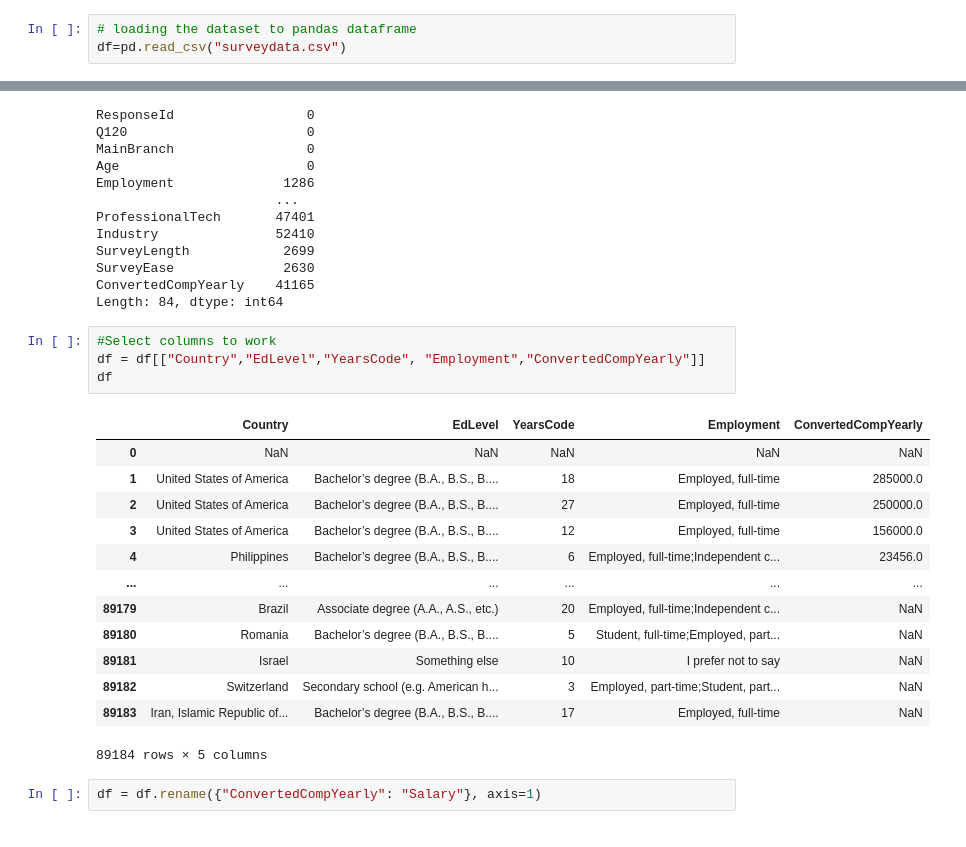
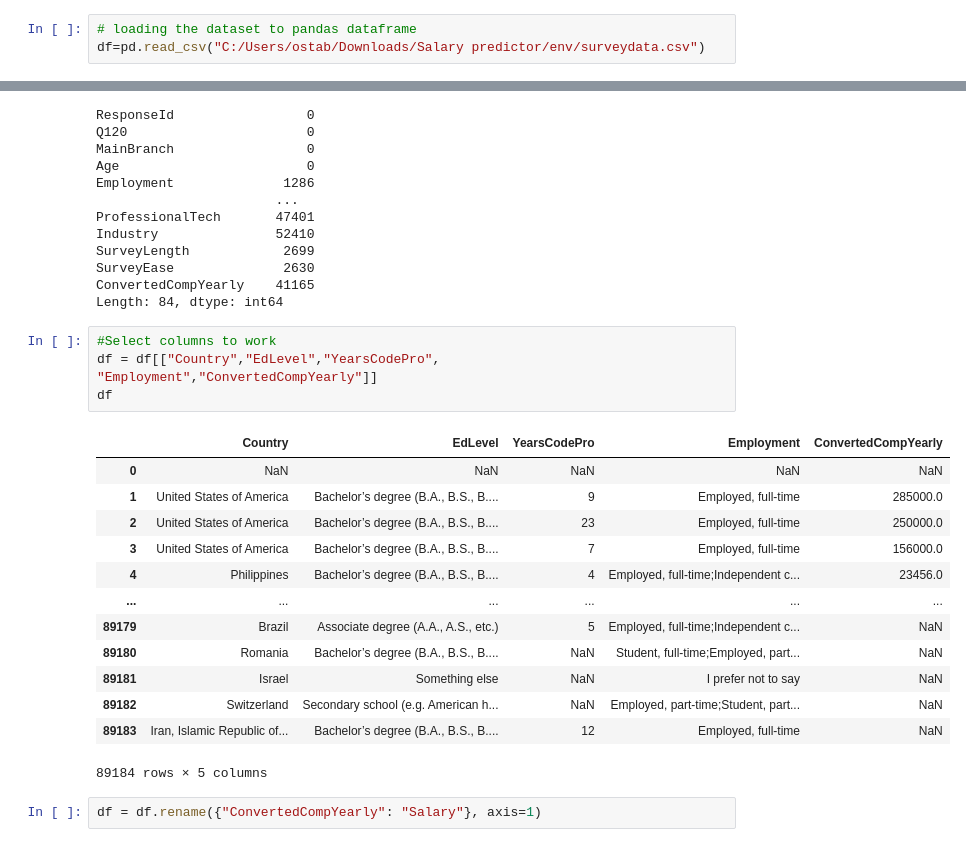
Before and after one commit to Bautistao2/Salary-Predictor-APP, a Jupyter notebook: Salary predictor.ipynb, the cells around one changed output, grey strips where cells are left out. Saved outputs shown, nothing was run; the diff lists cells and outputs as text.

```diff
--- a/Salary predictor.ipynb
+++ b/Salary predictor.ipynb
@@ -8,7 +8,7 @@ import matplotlib.ticker as ticker
 import plotly.express as px
 # %%
 # loading the dataset to pandas dataframe
-df=pd.read_csv("surveydata.csv")
+df=pd.read_csv("C:/Users/ostab/Downloads/Salary predictor/env/surveydata.csv")
 # %%
 df.head()
 # %% [output]
@@ -98,21 +98,21 @@ ConvertedCompYearly    41165
 Length: 84, dtype: int64
 # %%
 #Select columns to work
-df = df[["Country","EdLevel","YearsCode", "Employment","ConvertedCompYearly"]]
+df = df[["Country","EdLevel","YearsCodePro", "Employment","ConvertedCompYearly"]]
 df
 # %% [output]
-|  | Country | EdLevel | YearsCode | Employment | ConvertedCompYearly |
+|  | Country | EdLevel | YearsCodePro | Employment | ConvertedCompYearly |
 | 0 | NaN | NaN | NaN | NaN | NaN |
-| 1 | United States of America | Bachelor’s degree (B.A., B.S., B.... | 18 | Employed, full-time | 285000.0 |
-| 2 | United States of America | Bachelor’s degree (B.A., B.S., B.... | 27 | Employed, full-time | 250000.0 |
-| 3 | United States of America | Bachelor’s degree (B.A., B.S., B.... | 12 | Employed, full-time | 156000.0 |
-| 4 | Philippines | Bachelor’s degree (B.A., B.S., B.... | 6 | Employed, full-time;Independent c... | 23456.0 |
+| 1 | United States of America | Bachelor’s degree (B.A., B.S., B.... | 9 | Employed, full-time | 285000.0 |
+| 2 | United States of America | Bachelor’s degree (B.A., B.S., B.... | 23 | Employed, full-time | 250000.0 |
+| 3 | United States of America | Bachelor’s degree (B.A., B.S., B.... | 7 | Employed, full-time | 156000.0 |
+| 4 | Philippines | Bachelor’s degree (B.A., B.S., B.... | 4 | Employed, full-time;Independent c... | 23456.0 |
 | ... | ... | ... | ... | ... | ... |
-| 89179 | Brazil | Associate degree (A.A., A.S., etc.) | 20 | Employed, full-time;Independent c... | NaN |
-| 89180 | Romania | Bachelor’s degree (B.A., B.S., B.... | 5 | Student, full-time;Employed, part... | NaN |
-| 89181 | Israel | Something else | 10 | I prefer not to say | NaN |
-| 89182 | Switzerland | Secondary school (e.g. American h... | 3 | Employed, part-time;Student, part... | NaN |
-| 89183 | Iran, Islamic Republic of... | Bachelor’s degree (B.A., B.S., B.... | 17 | Employed, full-time | NaN |
+| 89179 | Brazil | Associate degree (A.A., A.S., etc.) | 5 | Employed, full-time;Independent c... | NaN |
+| 89180 | Romania | Bachelor’s degree (B.A., B.S., B.... | NaN | Student, full-time;Employed, part... | NaN |
+| 89181 | Israel | Something else | NaN | I prefer not to say | NaN |
+| 89182 | Switzerland | Secondary school (e.g. American h... | NaN | Employed, part-time;Student, part... | NaN |
+| 89183 | Iran, Islamic Republic of... | Bachelor’s degree (B.A., B.S., B.... | 12 | Employed, full-time | NaN |
 89184 rows × 5 columns
 # %%
 df = df.rename({"ConvertedCompYearly": "Salary"}, axis=1)
```
Also changed, not shown: parts of 38 cells of this notebook.
